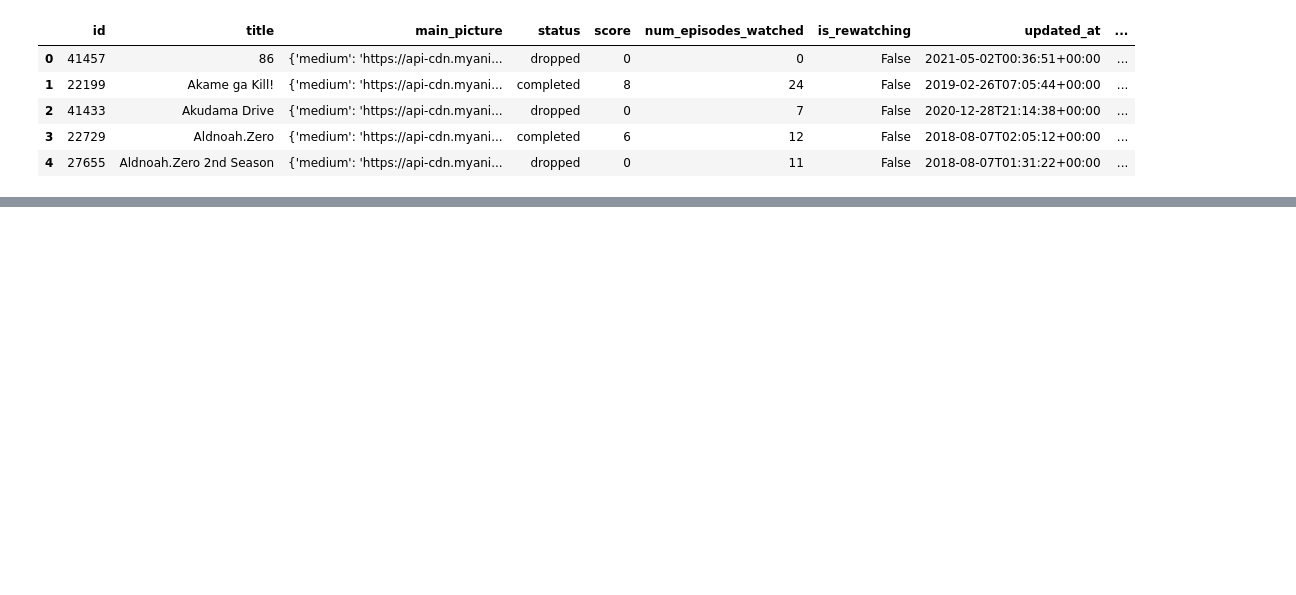
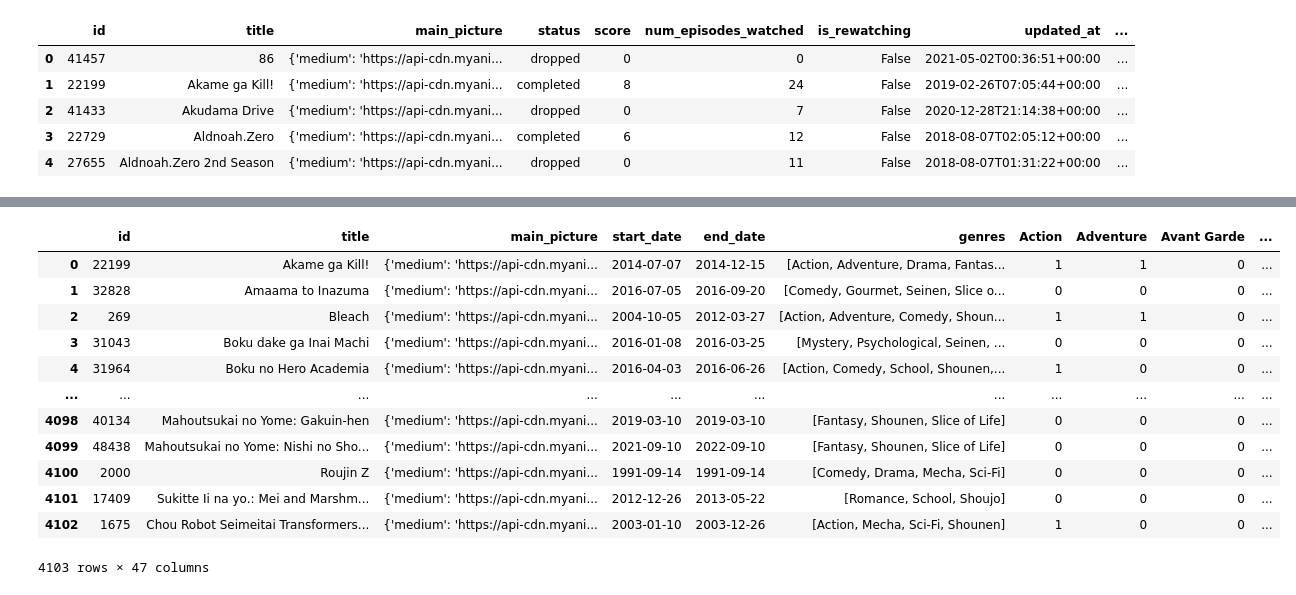
Before and after one commit to MALBuddy/MALBuddy, a Jupyter notebook: get_similar_user_ratings.ipynb, the cells around one changed output, grey strips where cells are left out. Saved outputs shown, nothing was run; the diff lists cells and outputs as text; code cells hidden in the pictures; blank space fills up the shorter version.

```diff
--- a/get_similar_user_ratings.ipynb
+++ b/get_similar_user_ratings.ipynb
@@ -67,0 +440,12 @@ Ratings saved to anime_ratings\youkoso_jitsuryoku_shijou_shugi_no_kyoushitsu_e_t
+# %%
+from datetime import datetime
+start = datetime.now()
+
+if(len(movies_needed) > 0):
+    print(f"Downloading {len(movies_needed)} needed movies")
+    movies = buddy.load_anime_details(movies_needed)
+else:
+    print("No movies to download")
+
+elapsed = datetime.now() - start
+print(elapsed)
@@ -67,0 +459,2 @@ Ratings saved to anime_ratings\youkoso_jitsuryoku_shijou_shugi_no_kyoushitsu_e_t
+# %%
+movies = pd.DataFrame(buddy.read_json('animes.json'))
@@ -67,0 +467,3 @@ Ratings saved to anime_ratings\youkoso_jitsuryoku_shijou_shugi_no_kyoushitsu_e_t
+# %%
+mlb = MultiLabelBinarizer()
+binarized_data = mlb.fit_transform(movies['genres'].to_list())
@@ -67,0 +481,21 @@ Ratings saved to anime_ratings\youkoso_jitsuryoku_shijou_shugi_no_kyoushitsu_e_t
+# %%
+genre_binarized = pd.DataFrame(data = binarized_data,columns=mlb.classes_)
+#movies1 = pd.concat([movies,genre_binarized], axis=1, join='outer')
+#dataframe arent joining correct on the index, so I'm create key columnns from the indices
+movies = movies.reset_index().join(genre_binarized.reset_index(),lsuffix='left',rsuffix='right').drop(['indexleft','indexright'],axis=1)
+# %%
+movies
+# %% [output]
+|  | id | title | main_picture | start_date | end_date | genres | Action | Adventure | Avant Garde | ... |
+| 0 | 22199 | Akame ga Kill! | {'medium': 'https://api-cdn.myani... | 2014-07-07 | 2014-12-15 | [Action, Adventure, Drama, Fantas... | 1 | 1 | 0 | ... |
+| 1 | 32828 | Amaama to Inazuma | {'medium': 'https://api-cdn.myani... | 2016-07-05 | 2016-09-20 | [Comedy, Gourmet, Seinen, Slice o... | 0 | 0 | 0 | ... |
+| 2 | 269 | Bleach | {'medium': 'https://api-cdn.myani... | 2004-10-05 | 2012-03-27 | [Action, Adventure, Comedy, Shoun... | 1 | 1 | 0 | ... |
+| 3 | 31043 | Boku dake ga Inai Machi | {'medium': 'https://api-cdn.myani... | 2016-01-08 | 2016-03-25 | [Mystery, Psychological, Seinen, ... | 0 | 0 | 0 | ... |
+| 4 | 31964 | Boku no Hero Academia | {'medium': 'https://api-cdn.myani... | 2016-04-03 | 2016-06-26 | [Action, Comedy, School, Shounen,... | 1 | 0 | 0 | ... |
+| ... | ... | ... | ... | ... | ... | ... | ... | ... | ... | ... |
+| 4098 | 40134 | Mahoutsukai no Yome: Gakuin-hen | {'medium': 'https://api-cdn.myani... | 2019-03-10 | 2019-03-10 | [Fantasy, Shounen, Slice of Life] | 0 | 0 | 0 | ... |
+| 4099 | 48438 | Mahoutsukai no Yome: Nishi no Sho... | {'medium': 'https://api-cdn.myani... | 2021-09-10 | 2022-09-10 | [Fantasy, Shounen, Slice of Life] | 0 | 0 | 0 | ... |
+| 4100 | 2000 | Roujin Z | {'medium': 'https://api-cdn.myani... | 1991-09-14 | 1991-09-14 | [Comedy, Drama, Mecha, Sci-Fi] | 0 | 0 | 0 | ... |
+| 4101 | 17409 | Sukitte Ii na yo.: Mei and Marshm... | {'medium': 'https://api-cdn.myani... | 2012-12-26 | 2013-05-22 | [Romance, School, Shoujo] | 0 | 0 | 0 | ... |
+| 4102 | 1675 | Chou Robot Seimeitai Transformers... | {'medium': 'https://api-cdn.myani... | 2003-01-10 | 2003-12-26 | [Action, Mecha, Sci-Fi, Shounen] | 1 | 0 | 0 | ... |
+4103 rows × 47 columns
```
Also changed, not shown: parts of 59 cells of this notebook, 2 other files.
